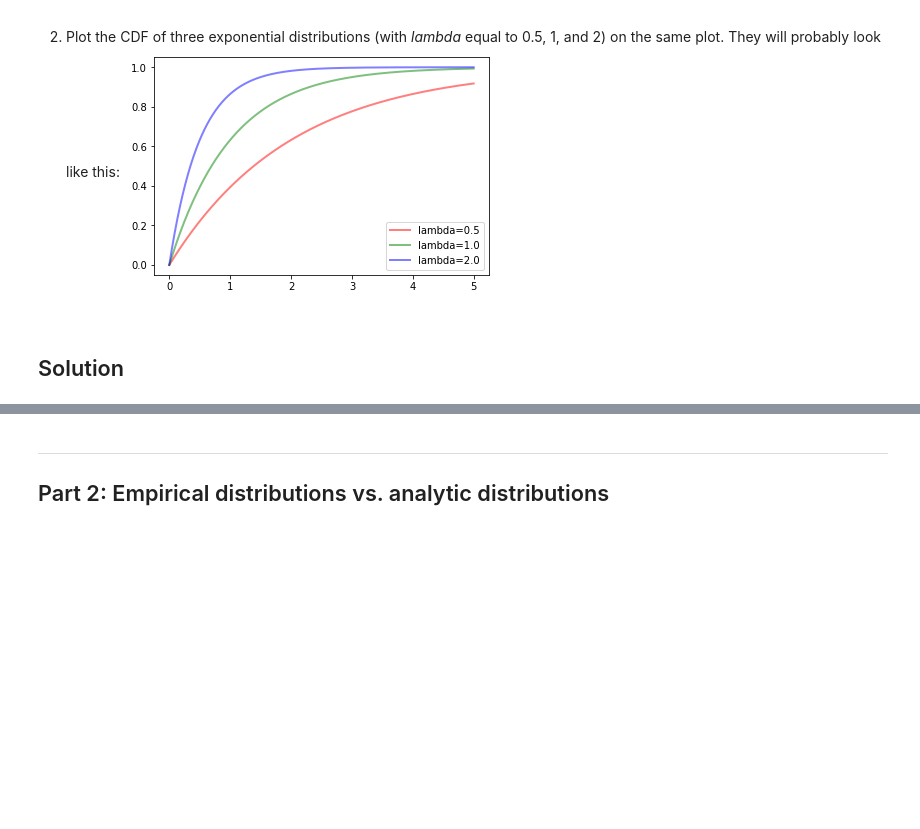
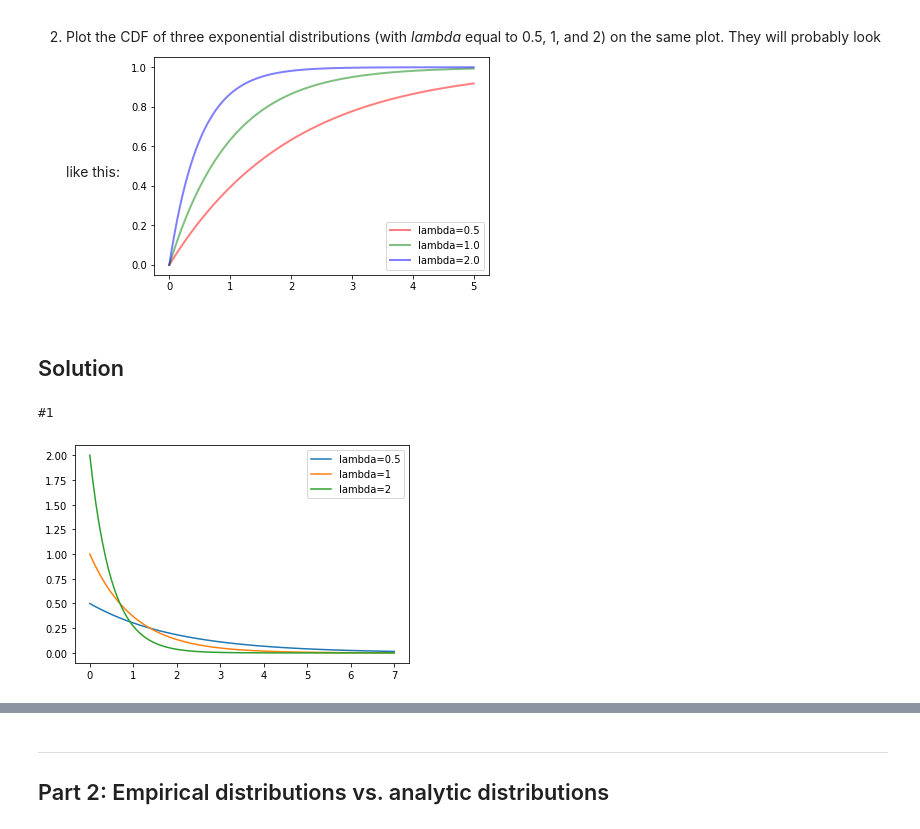
Before and after one commit to AdamCorbinFAUPhD/CAP5768-Intro-to-Data-Science, a Jupyter notebook: assignment_4/CAP5768_Assignment4_Corbin.ipynb, the cells around one changed output, grey strips where cells are left out. Cells and saved outputs as stored; diff of their text form; code cells hidden in the pictures; blank space fills up the shorter version.

```diff
--- a/assignment_4/CAP5768_Assignment4_Corbin.ipynb
+++ b/assignment_4/CAP5768_Assignment4_Corbin.ipynb
@@ -71,0 +67,13 @@ They will probably look like this:
+# %%
+print("#1")
+x = np.linspace(0, 7, 100)
+y0_5 = ss.expon.pdf(x,scale=1/0.5)
+y1 = ss.expon.pdf(x,scale=1)
+y2 = ss.expon.pdf(x,scale=1/2)
+plt.plot(x, y0_5, label='lambda=0.5')
+plt.plot(x, y1, label='lambda=1')
+plt.plot(x, y2, label='lambda=2')
+plt.legend();
+# %% [output]
+#1
+[figure, added]
```
Also changed, not shown: parts of 3 cells of this notebook.
